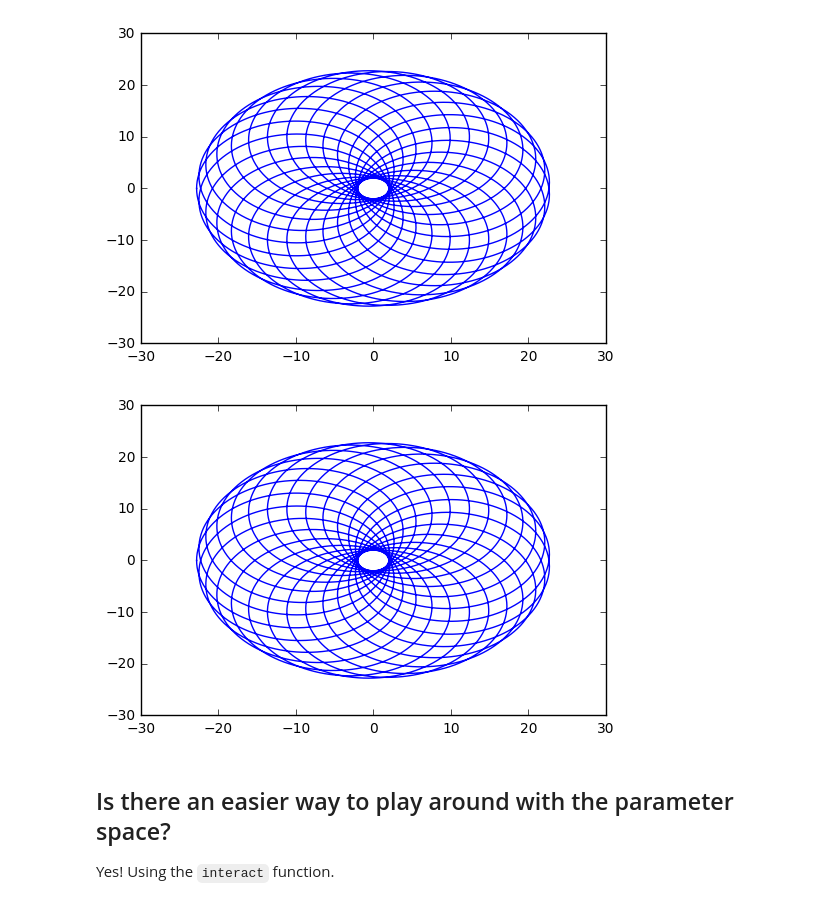
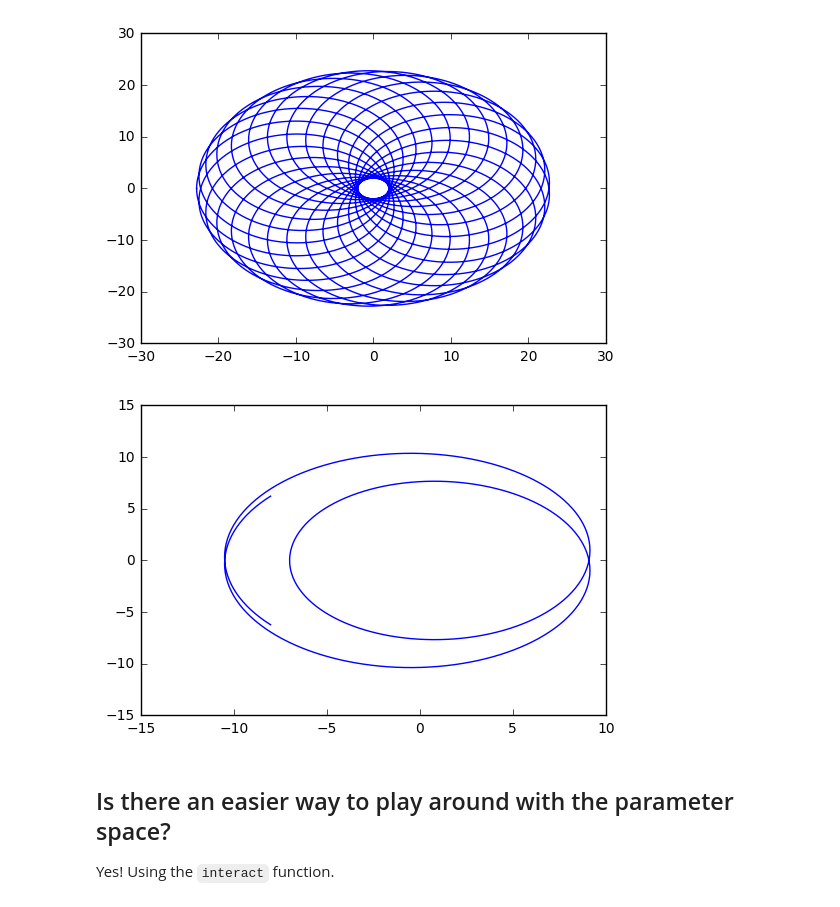
Before and after one commit to Unidata/python-workshop, a Jupyter notebook: notebooks/jupyter-examples/notebook-examples.ipynb, the cells around one changed output. Cells and saved outputs as stored; diff of their text form; code cells hidden in the pictures.

```diff
--- a/notebooks/jupyter-examples/notebook-examples.ipynb
+++ b/notebooks/jupyter-examples/notebook-examples.ipynb
@@ -157,20 +76,20 @@ plt.show()
 # %%
 ###
 # We can modify these numbers and play around with the
 # resulting visualization.
 ###
-j = 3000
-R = 10
-r = 0.4
-O = 12
+j = 300
+R = 1
+r = 0.8
+O = 8
 
 t = linspace(-pi,pi,j)
 x = (R+r)*cos(t) - (r+O)*cos(((R+r)/r)*t)
 y = (R+r)*sin(t) - (r+O)*sin(((R+r)/r)*t)
 plt.plot(x,y)
 plt.show()
 # %% [output]
-[figure, old version]
+[figure, new version]
 # %% [markdown]
 ## Is there an easier way to play around with the parameter space?
 
```
Also changed, not shown: parts of 13 cells of this notebook, 5 other files.
